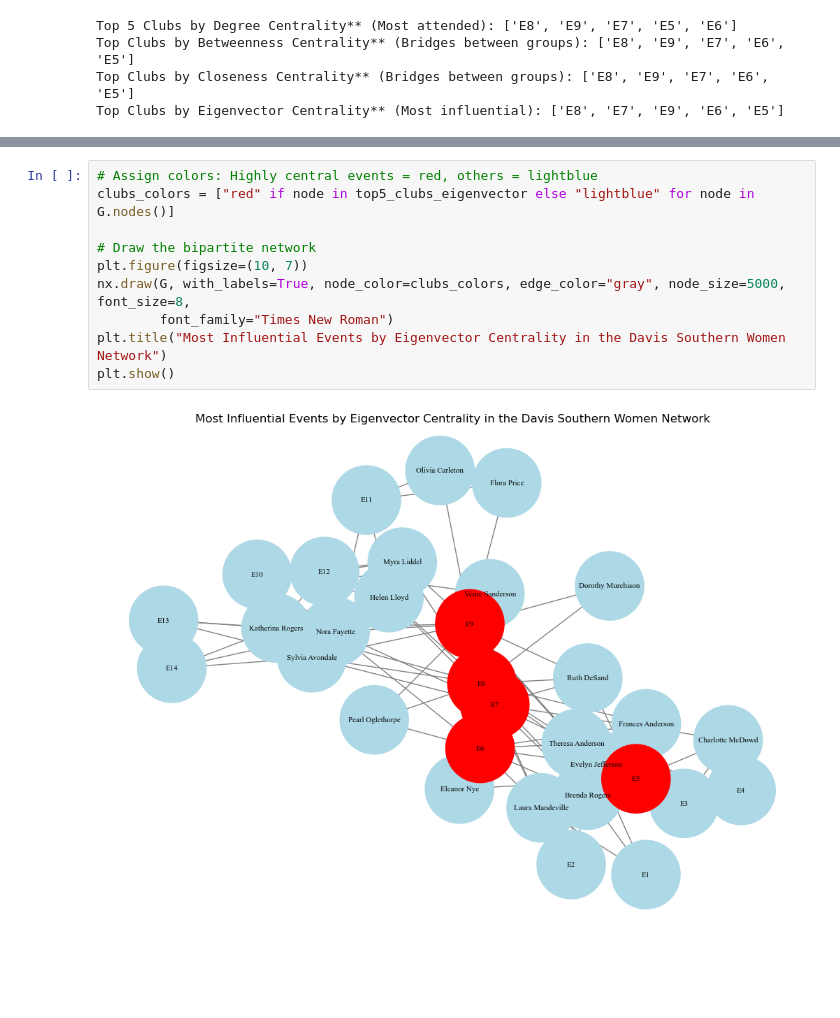
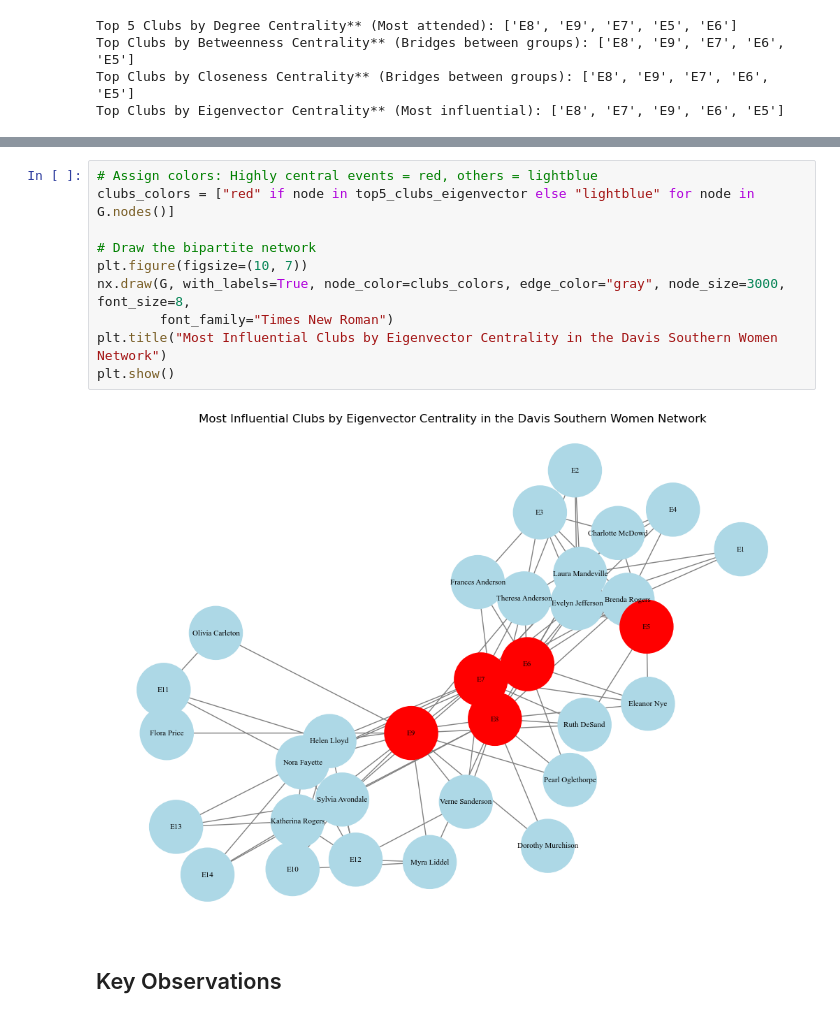
Before and after one commit to moham6839/Data_620_Web_Analytics, a Jupyter notebook: Week_6_Assignment/Week 6 Assignment - Data Sets.ipynb, the cells around one changed output, grey strips where cells are left out. Drawn from its saved outputs; the diff is of its cells as text; blank space fills up the shorter version.

Commit message:
input observations and changed size of nodes

```diff
--- a/Week_6_Assignment/Week 6 Assignment - Data Sets.ipynb
+++ b/Week_6_Assignment/Week 6 Assignment - Data Sets.ipynb
@@ -455,12 +483,14 @@ plt.show()
 # %%
 # Assign colors: Highly central events = red, others = lightblue
 clubs_colors = ["red" if node in top5_clubs_eigenvector else "lightblue" for node in G.nodes()]
 
 # Draw the bipartite network
 plt.figure(figsize=(10, 7))
-nx.draw(G, with_labels=True, node_color=clubs_colors, edge_color="gray", node_size=5000, font_size=8,
+nx.draw(G, with_labels=True, node_color=clubs_colors, edge_color="gray", node_size=3000, font_size=8,
         font_family="Times New Roman")
-plt.title("Most Influential Events by Eigenvector Centrality in the Davis Southern Women Network")
+plt.title("Most Influential Clubs by Eigenvector Centrality in the Davis Southern Women Network")
 plt.show()
 # %% [output]
-[figure, old version]
+[figure, new version]
+# %% [markdown]
+## Key Observations
```
Also changed, not shown: parts of 21 cells of this notebook.
